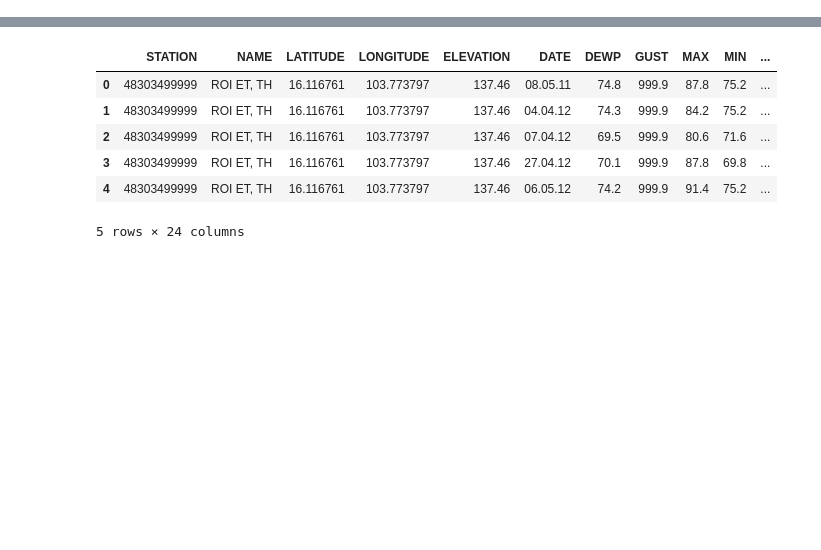
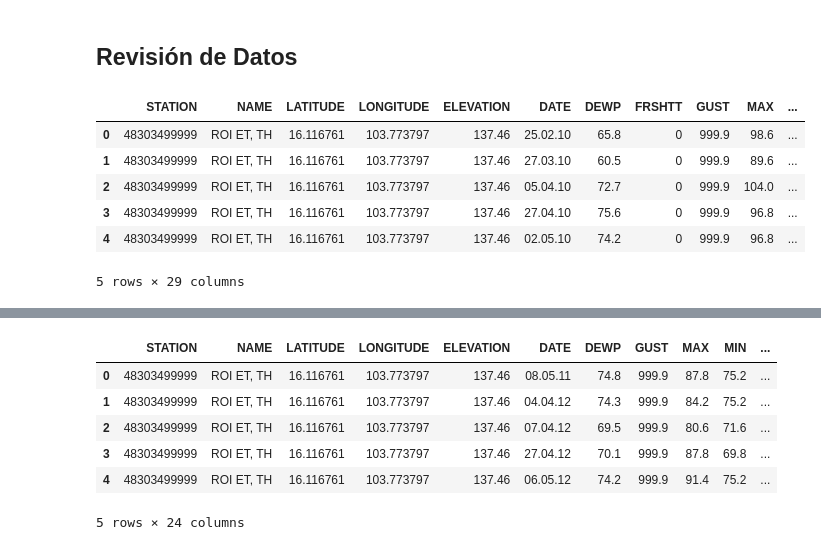
Before and after one commit to nekomaruh/data_science, a Jupyter notebook: NOAA GSOD/proyecto_lluvias.ipynb, the cells around one changed output, grey strips where cells are left out. Cells and saved outputs as stored; diff of their text form; code cells hidden in the pictures; blank space fills up the shorter version.

```diff
--- a/NOAA GSOD/proyecto_lluvias.ipynb
+++ b/NOAA GSOD/proyecto_lluvias.ipynb
@@ -6,3 +6,16 @@ import matplotlib.pyplot as plt
 import sklearn
 import re
 import seaborn as sns
+# %% [markdown]
+## Revisión de Datos
+# %%
+df = pd.read_csv("compiled_raw_y.csv")
+df.head()
+# %% [output]
+|  | STATION | NAME | LATITUDE | LONGITUDE | ELEVATION | DATE | DEWP | FRSHTT | GUST | MAX | ... |
+| 0 | 48303499999 | ROI ET, TH | 16.116761 | 103.773797 | 137.46 | 25.02.10 | 65.8 | 0 | 999.9 | 98.6 | ... |
+| 1 | 48303499999 | ROI ET, TH | 16.116761 | 103.773797 | 137.46 | 27.03.10 | 60.5 | 0 | 999.9 | 89.6 | ... |
+| 2 | 48303499999 | ROI ET, TH | 16.116761 | 103.773797 | 137.46 | 05.04.10 | 72.7 | 0 | 999.9 | 104.0 | ... |
+| 3 | 48303499999 | ROI ET, TH | 16.116761 | 103.773797 | 137.46 | 27.04.10 | 75.6 | 0 | 999.9 | 96.8 | ... |
+| 4 | 48303499999 | ROI ET, TH | 16.116761 | 103.773797 | 137.46 | 02.05.10 | 74.2 | 0 | 999.9 | 96.8 | ... |
+5 rows × 29 columns
```
Also changed, not shown: parts of 12 cells of this notebook.
